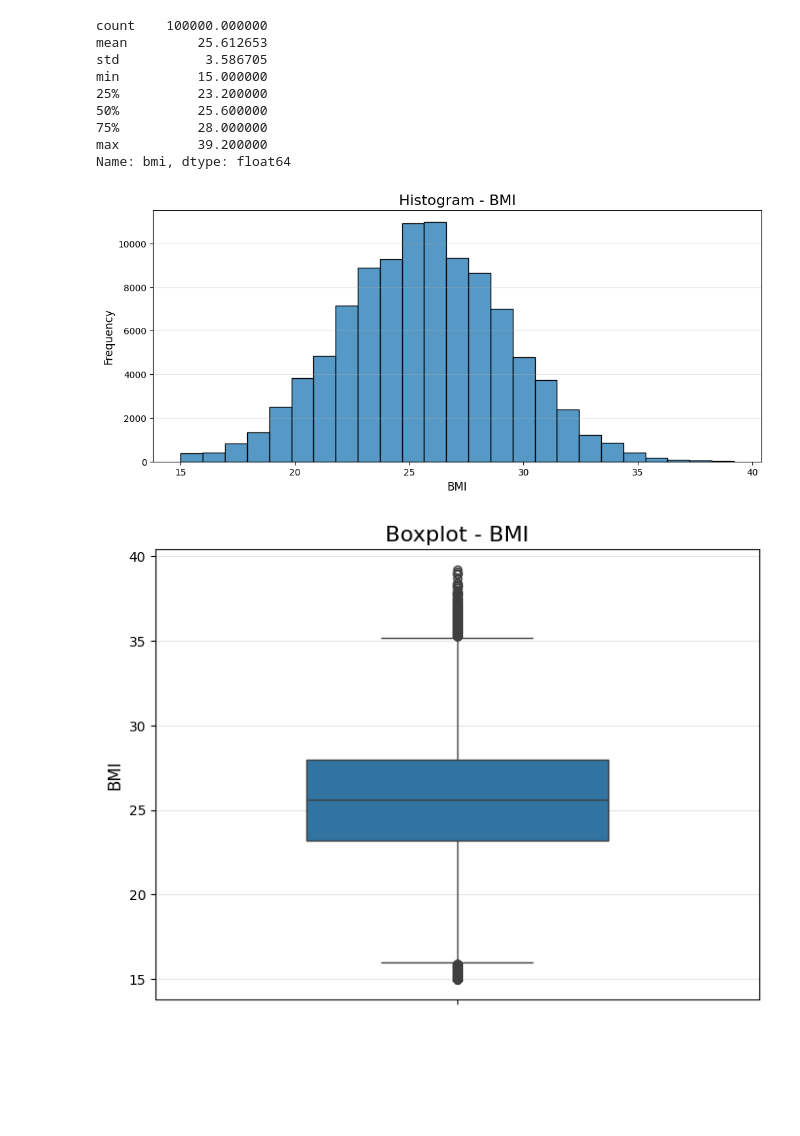
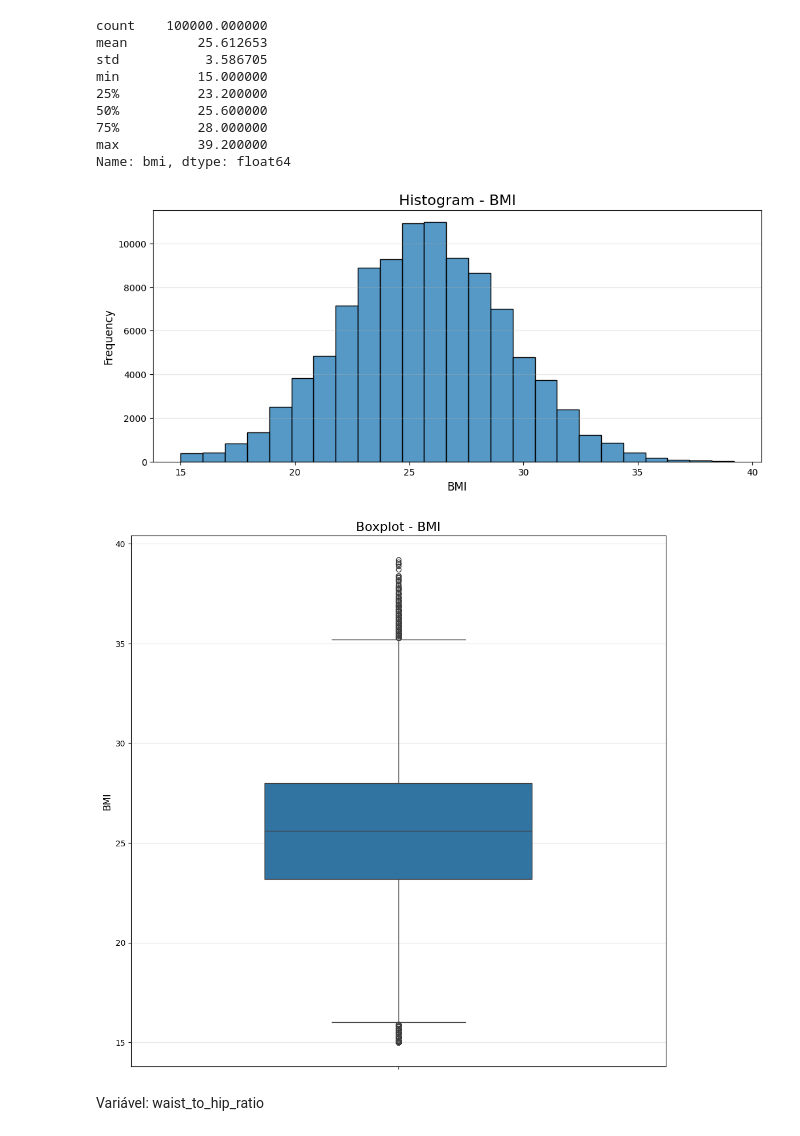
Before and after one commit to tpsilva22/teabetes, a Jupyter notebook: notebooks/numeric_variables.ipynb, the cells around one changed output. Cells and saved outputs as stored; diff of their text form; code cells hidden in the pictures; blank space fills up the shorter version.

```diff
--- a/notebooks/numeric_variables.ipynb
+++ b/notebooks/numeric_variables.ipynb
@@ -69,22 +69,24 @@ min          15.000000
 max          39.200000
 Name: bmi, dtype: float64
 # %%
-# Histograma
+# Histogram
 plt.figure(figsize=(12, 5))
 sns.histplot(diabetes["bmi"], bins=25)
 plt.title("Histogram - BMI", fontsize=16)
 plt.xlabel("BMI", fontsize=12)
 plt.ylabel("Frequency", fontsize=12)
 plt.grid(axis='y', alpha=0.3)
 plt.show()
 
 # Boxplot
-plt.figure(figsize=(8, 6))
+plt.figure(figsize=(12, 12))
 sns.boxplot(y=diabetes["bmi"], width=0.5)
 plt.title("Boxplot - BMI", fontsize=16)
 plt.ylabel("BMI", fontsize=12)
 plt.grid(axis='y', alpha=0.3)
 plt.show()
 # %% [output]
 [figure]
-[figure, old version]
+[figure, new version]
+# %% [markdown]
+Variável: waist_to_hip_ratio
```
Also changed, not shown: parts of 30 cells of this notebook.
